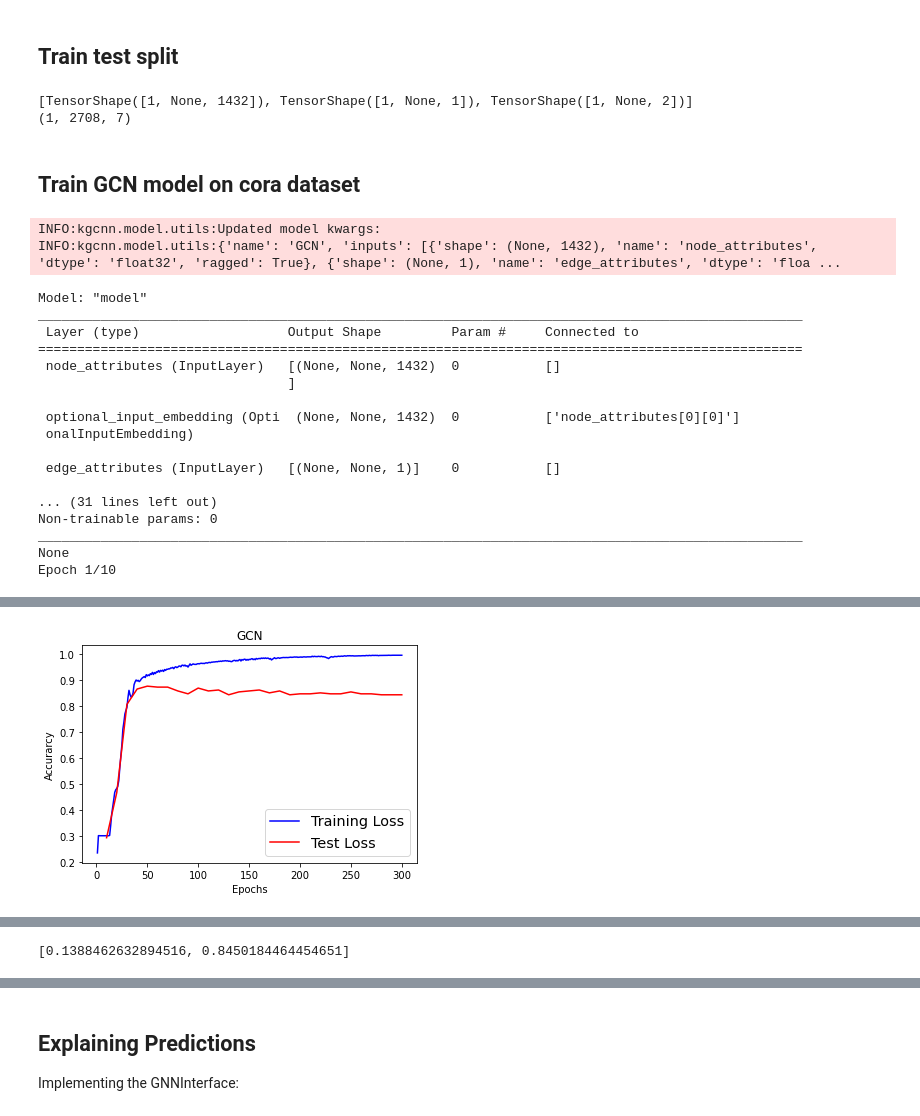
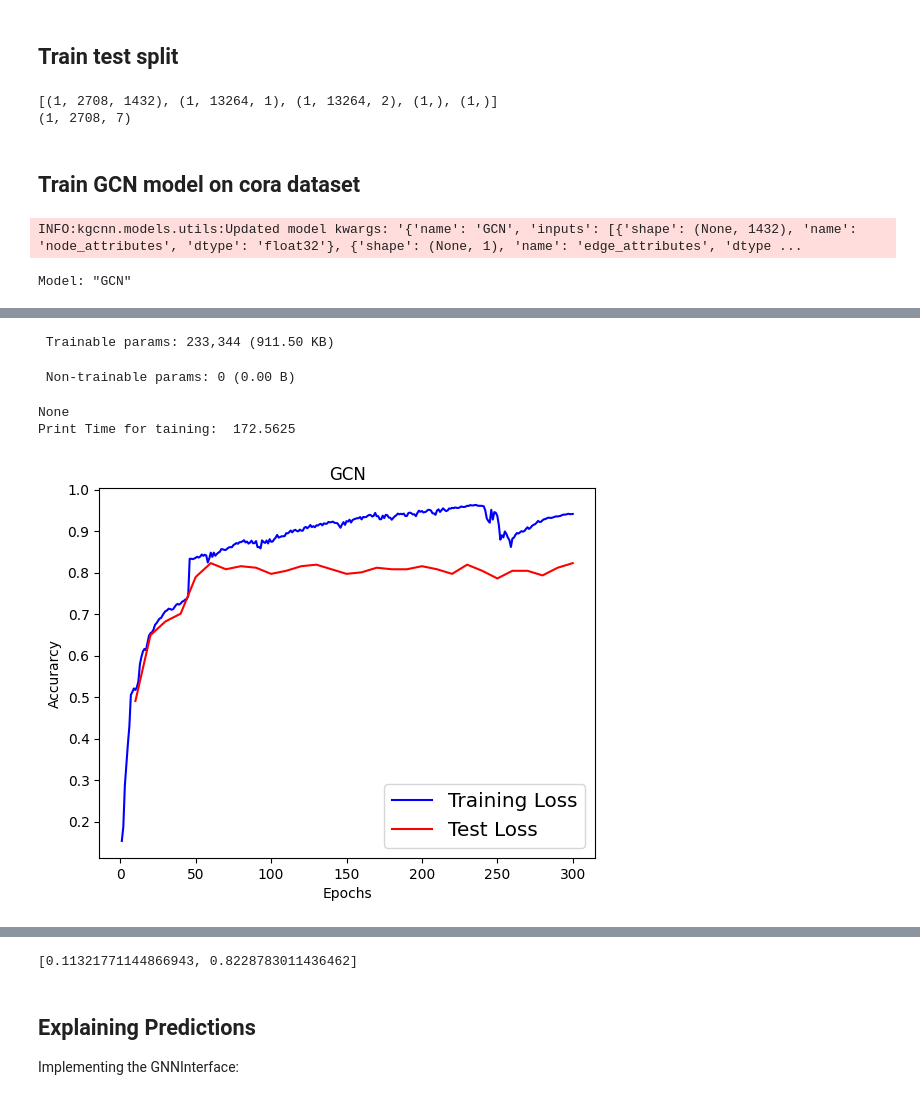
Before and after one commit to aimat-lab/gcnn_keras, a Jupyter notebook: notebooks/graph_explanation/explain_GNNExplain_cora.ipynb, the cells around one changed output, grey strips where cells are left out. Saved outputs shown, nothing was run; the diff lists cells and outputs as text; code cells hidden in the pictures.

```diff
--- a/notebooks/graph_explanation/explain_GNNExplain_cora.ipynb
+++ b/notebooks/graph_explanation/explain_GNNExplain_cora.ipynb
@@ -18,22 +16,16 @@ from kgcnn.training.scheduler import LinearLearningRateScheduler
 ## Loading graph data
 # %%
 dataset = CoraLuDataset()
-nodes, edge_index, labels = dataset.obtain_property("node_attributes"), dataset.obtain_property("edge_indices"), dataset.obtain_property("node_labels")
+dataset.map_list(**{"method": "make_undirected_edges"})
+dataset.map_list(**{"method": "add_edge_self_loops"})
+dataset.map_list(**{"method": "normalize_edge_weights_sym"})
+dataset.map_list(**{"method": "count_nodes_and_edges"})
+dataset[0]["node_attributes"] = dataset[0]["node_attributes"][:, 1:]  # remove ids
 class_label_mapping = dataset.class_label_mapping
-labels = labels[0]
-nodes = nodes[0][:, 1:]  # Remove IDs
-edge_index = sort_edge_indices(edge_index[0])
-adj_matrix = make_adjacency_from_edge_indices(edge_index)
-adj_matrix = precompute_adjacency_scaled(make_adjacency_undirected_logical_or(adj_matrix))
-edge_index, edge_weight = convert_scaled_adjacency_to_list(adj_matrix)
-edge_weight = np.expand_dims(edge_weight, axis=-1)
-# labels = np.expand_dims(labels, axis=-1)
-# labels = np.array(labels == np.arange(7), dtype=np.float32)
 
 # Find a color to visualize a label
 def get_label_color(label):
     return plt.get_cmap('Set1')(label / 7)
-
 
 # Map label to class
 def get_label_name(label):
@@ -53,10 +45,19 @@ INFO:kgcnn.data.download:Directory for extraction exists. Done.
 INFO:kgcnn.data.download:Not extracting tar File. Stopped.
 # %% [markdown]
 ## Train test split
+# %%
+model_inputs = [
+        {'shape': (None, 1432), 'name': "node_attributes", 'dtype': 'float32'},
+        {'shape': (None, 1), 'name': "edge_attributes", 'dtype': 'float32'},
+        {'shape': (None, 2), 'name': "edge_indices", 'dtype': 'int64'},
+        {"shape": (), "name": "total_nodes", "dtype": "int64"},
+        {"shape": (), "name": "total_edges", "dtype": "int64"}
+    ]
 # %%
 # Make test/train split
 # Since only one graph in the dataset
 # Use a mask to hide test nodes labels
+labels = dataset.get("node_labels")[0]
 inds = np.arange(len(labels))
 ind_train, ind_val = train_test_split(inds, test_size=0.10, random_state=0)
 val_mask = np.zeros_like(inds)
@@ -66,25 +67,19 @@ train_mask[ind_train] = 1
 val_mask = np.expand_dims(val_mask, axis=0)  # One graph in batch
 train_mask = np.expand_dims(train_mask, axis=0)  # One graph in batch
 
-# Make ragged graph tensors with 1 graph in batch
-nodes, edges, edge_indices = ragged_tensor_from_nested_numpy([nodes]), ragged_tensor_from_nested_numpy(
-    [edge_weight]), ragged_tensor_from_nested_numpy([edge_index])  # One graph in batch
-
 # Set training data. But requires mask and batch-dimension of 1
-xtrain = nodes, edges, edge_indices
+xtrain = dataset.tensor(model_inputs)
 ytrain = np.expand_dims(labels, axis=0)  # One graph in batch
 print([x.shape for x in xtrain])
 print(ytrain.shape)
 # %% [output]
-[TensorShape([1, None, 1432]), TensorShape([1, None, 1]), TensorShape([1, None, 2])]
+[(1, 2708, 1432), (1, 13264, 1), (1, 13264, 2), (1,), (1,)]
 (1, 2708, 7)
 # %% [markdown]
 ## Train GCN model on cora dataset
 # %%
 model = make_model(
-    inputs= [{'shape': (None, 1432), 'name': "node_attributes", 'dtype': 'float32', 'ragged': True},
-             {'shape': (None, 1), 'name': "edge_attributes", 'dtype': 'float32', 'ragged': True},
-             {'shape': (None, 2), 'name': "edge_indices", 'dtype': 'int64', 'ragged': True}],
+    inputs=model_inputs,
     gcn_args = {"units": 124, "use_bias": True, "activation": 'relu', "pooling_method": 'sum'},
     depth = 3,
     verbose =  10,
@@ -100,7 +95,7 @@ epomin = 260
 epostep = 10
 
 # Compile model with optimizer and loss
-optimizer = tf.keras.optimizers.Adam(lr=learning_rate_start)
+optimizer = ks.optimizers.Adam(learning_rate=learning_rate_start)
 cbks = LinearLearningRateScheduler(learning_rate_start, learning_rate_stop, epomin, epo)
 model.compile(loss='categorical_crossentropy',
               optimizer=optimizer,
@@ -117,12 +112,12 @@ for iepoch in range(0, epo, epostep):
                      initial_epoch=iepoch,
                      batch_size=1,
                      callbacks=[cbks],
-                     verbose=2,
+                     verbose=0,
                      sample_weight=train_mask  # Important!!!
                      )
 
     trainlossall.append(hist.history)
-    testlossall.append(model.evaluate(xtrain, ytrain, sample_weight=val_mask))
+    testlossall.append(model.evaluate(xtrain, ytrain, sample_weight=val_mask, verbose=0))
 stop = time.process_time()
 print("Print Time for taining: ", stop - start)
 
@@ -144,22 +139,5 @@ plt.show()
 # Evaluate model
 model.evaluate(xtrain, ytrain, sample_weight=val_mask)
 # %% [output]
-INFO:kgcnn.model.utils:Updated model kwargs:
-INFO:kgcnn.model.utils:{'name': 'GCN', 'inputs': [{'shape': (None, 1432), 'name': 'node_attributes', 'dtype': 'float32', 'ragged': True}, {'shape': (None, 1), 'name': 'edge_attributes', 'dtype': 'floa ...
+INFO:kgcnn.models.utils:Updated model kwargs: '{'name': 'GCN', 'inputs': [{'shape': (None, 1432), 'name': 'node_attributes', 'dtype': 'float32'}, {'shape': (None, 1), 'name': 'edge_attributes', 'dtype ...
-Model: "model"
-__________________________________________________________________________________________________
- Layer (type)                   Output Shape         Param #     Connected to
-==================================================================================================
- node_attributes (InputLayer)   [(None, None, 1432)  0           []
-                                ]
-
- optional_input_embedding (Opti  (None, None, 1432)  0           ['node_attributes[0][0]']
- onalInputEmbedding)
-
- edge_attributes (InputLayer)   [(None, None, 1)]    0           []
-
-... (31 lines left out)
-Non-trainable params: 0
-__________________________________________________________________________________________________
-None
-Epoch 1/10
+Model: "GCN"
@@ -183 +160,0 @@ Print Time for taining:  23.296875
-[figure, old version]
@@ -185 +162,5 @@ Print Time for taining:  23.296875
-[0.1388462632894516, 0.8450184464454651]
+ Trainable params: 233,344 (911.50 KB)
+ Non-trainable params: 0 (0.00 B)
+None
+Print Time for taining:  172.5625
+[figure, new version]
@@ -186,3 +168,4 @@ Print Time for taining:  23.296875
+[0.11321771144866943, 0.8228783011436462]
 # %% [markdown]
 ## Explaining Predictions
 
```
Also changed, not shown: parts of 8 cells of this notebook, 6 other files.
